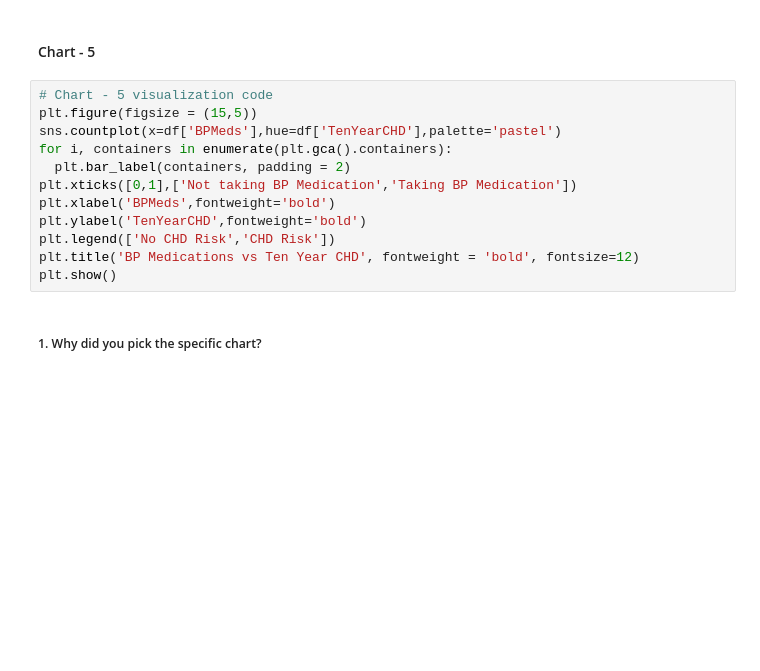
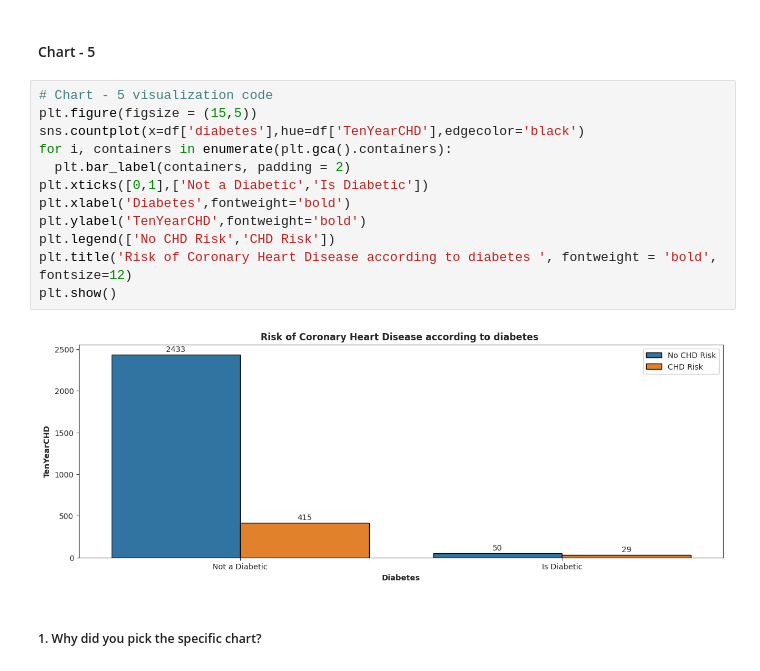
Before and after one commit to Mrinal-Official/Cardiovascular-Risk-Prediction, a Jupyter notebook: Cardiovascular_Risk_Prediction_notebook.ipynb, the cells around one changed output. Saved outputs shown, nothing was run; the diff lists cells and outputs as text; blank space fills up the shorter version.

```diff
--- a/Cardiovascular_Risk_Prediction_notebook.ipynb
+++ b/Cardiovascular_Risk_Prediction_notebook.ipynb
@@ -577,15 +510,17 @@ Answer Here
 # %%
 # Chart - 5 visualization code
 plt.figure(figsize = (15,5))
-sns.countplot(x=df['BPMeds'],hue=df['TenYearCHD'],palette='pastel')
+sns.countplot(x=df['diabetes'],hue=df['TenYearCHD'],edgecolor='black')
 for i, containers in enumerate(plt.gca().containers):
   plt.bar_label(containers, padding = 2)
-plt.xticks([0,1],['Not taking BP Medication','Taking BP Medication'])
-plt.xlabel('BPMeds',fontweight='bold')
+plt.xticks([0,1],['Not a Diabetic','Is Diabetic'])
+plt.xlabel('Diabetes',fontweight='bold')
 plt.ylabel('TenYearCHD',fontweight='bold')
 plt.legend(['No CHD Risk','CHD Risk'])
-plt.title('BP Medications vs Ten Year CHD', fontweight = 'bold', fontsize=12)
+plt.title('Risk of Coronary Heart Disease according to diabetes ', fontweight = 'bold', fontsize=12)
 plt.show()
+# %% [output]
+[figure, added]
 # %% [markdown]
 ##### 1. Why did you pick the specific chart?
 # %% [markdown]
```
Also changed, not shown: parts of 21 cells of this notebook.
